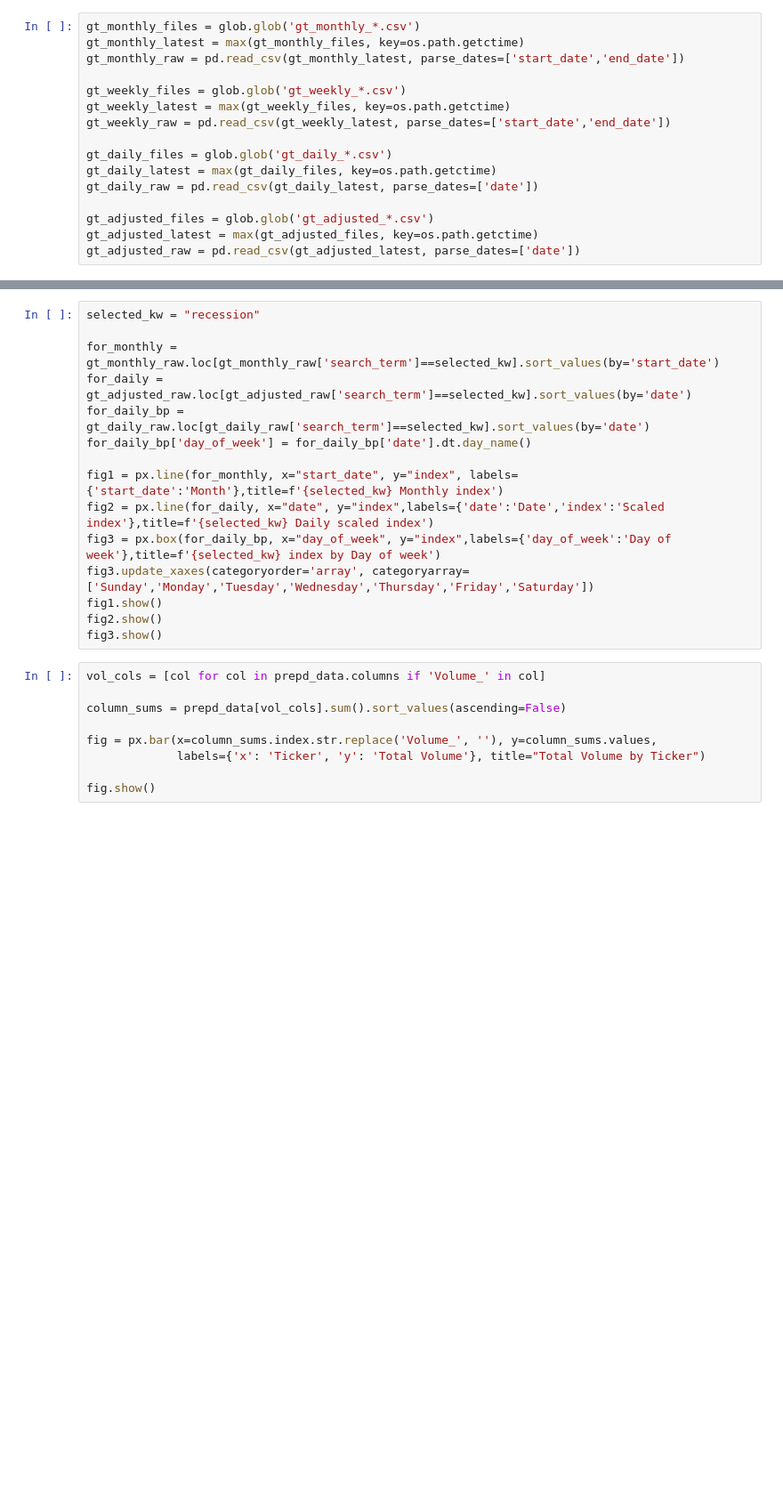
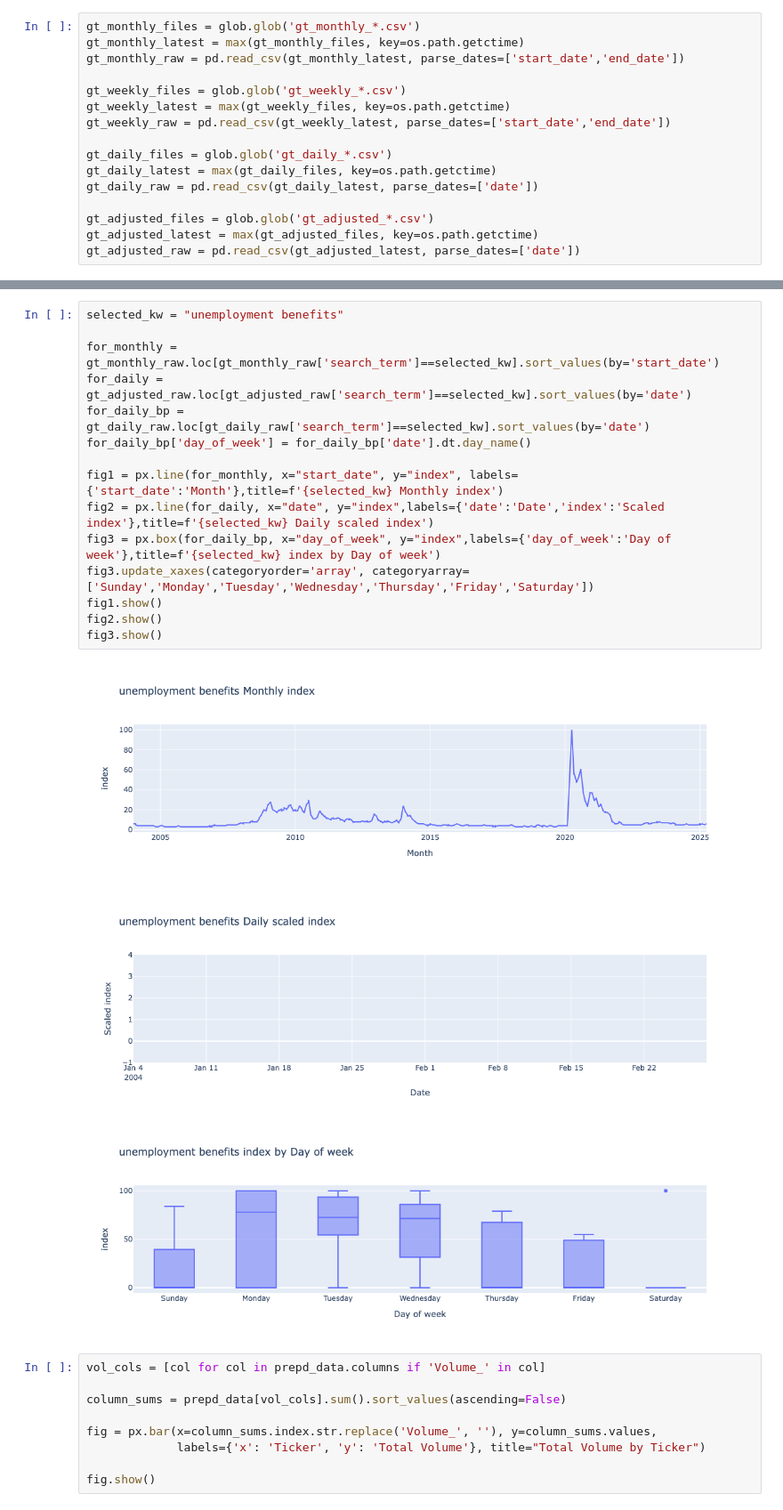
Before and after one commit to kylezengo/preds, a Jupyter notebook: Exploratory data analysis.ipynb, the cells around one changed output, grey strips where cells are left out. Shown at 89% size. Saved outputs shown, nothing was run; the diff lists cells and outputs as text; blank space fills up the shorter version.

```diff
--- a/Exploratory data analysis.ipynb
+++ b/Exploratory data analysis.ipynb
@@ -40,18 +68,22 @@ gt_adjusted_raw = pd.read_csv(gt_adjusted_latest, parse_dates=['date'])
 # %%
-selected_kw = "recession"
+selected_kw = "unemployment benefits"
 
 for_monthly = gt_monthly_raw.loc[gt_monthly_raw['search_term']==selected_kw].sort_values(by='start_date')
 for_daily = gt_adjusted_raw.loc[gt_adjusted_raw['search_term']==selected_kw].sort_values(by='date')
 for_daily_bp = gt_daily_raw.loc[gt_daily_raw['search_term']==selected_kw].sort_values(by='date')
 for_daily_bp['day_of_week'] = for_daily_bp['date'].dt.day_name()
 
 fig1 = px.line(for_monthly, x="start_date", y="index", labels={'start_date':'Month'},title=f'{selected_kw} Monthly index')
 fig2 = px.line(for_daily, x="date", y="index",labels={'date':'Date','index':'Scaled index'},title=f'{selected_kw} Daily scaled index')
 fig3 = px.box(for_daily_bp, x="day_of_week", y="index",labels={'day_of_week':'Day of week'},title=f'{selected_kw} index by Day of week')
 fig3.update_xaxes(categoryorder='array', categoryarray=['Sunday','Monday','Tuesday','Wednesday','Thursday','Friday','Saturday'])
 fig1.show()
 fig2.show()
 fig3.show()
+# %% [output]
+[figure, added]
+[figure, added]
+[figure, added]
 # %%
 vol_cols = [col for col in prepd_data.columns if 'Volume_' in col]
 
```
Also changed, not shown: parts of 3 cells of this notebook, 5 other files.
